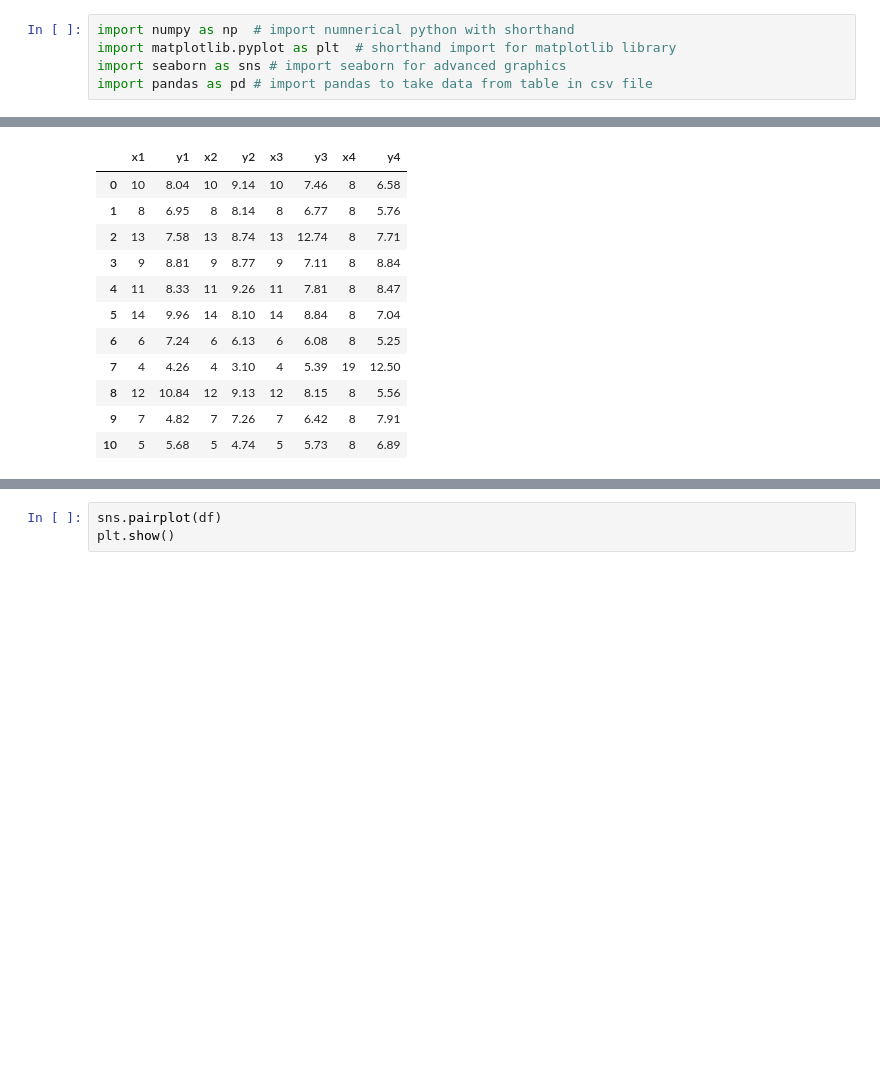
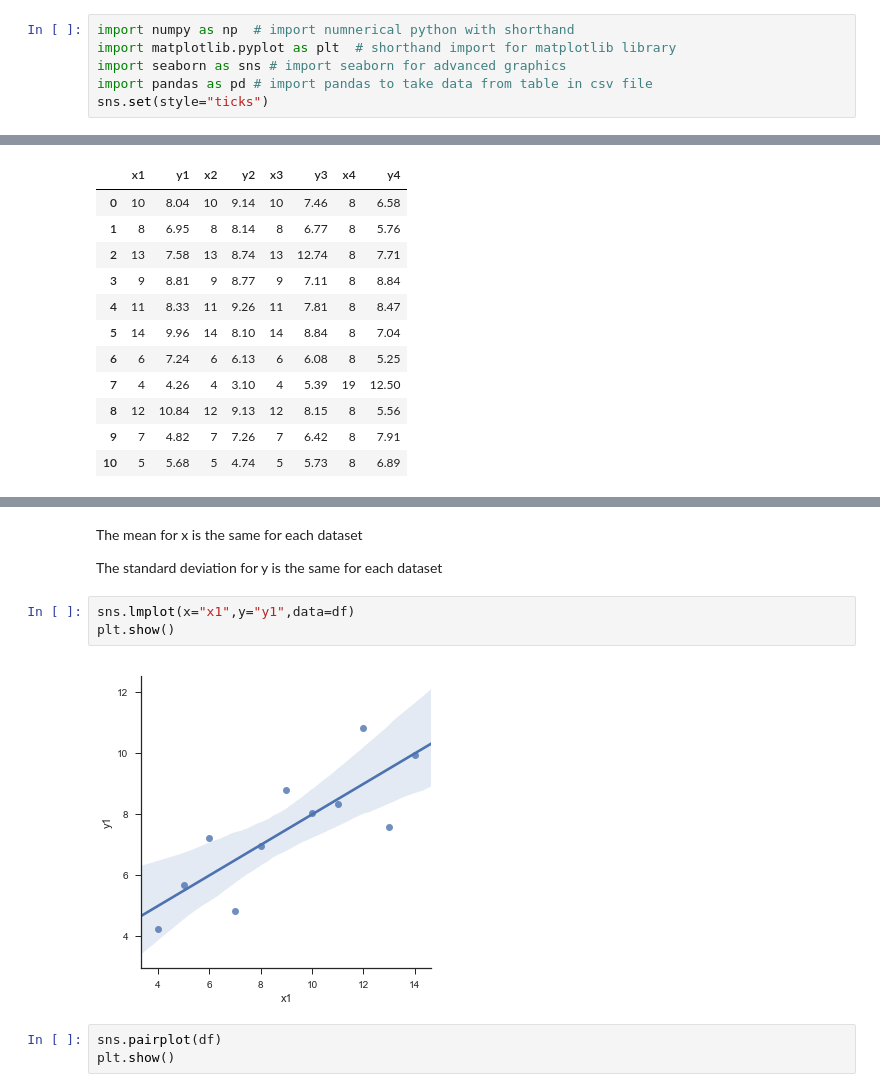
Before and after one commit to GraceAKelly/Anscombe-s-quartet-dataset, a Jupyter notebook: Anscombe’s Quartet Dataset.ipynb, the cells around one changed output, grey strips where cells are left out. Saved outputs shown, nothing was run; the diff lists cells and outputs as text; blank space fills up the shorter version.

```diff
--- a/Anscombe’s Quartet Dataset.ipynb
+++ b/Anscombe’s Quartet Dataset.ipynb
@@ -22,6 +22,7 @@ import numpy as np  # import numnerical python with shorthand
 import matplotlib.pyplot as plt  # shorthand import for matplotlib library
 import seaborn as sns # import seaborn for advanced graphics
 import pandas as pd # import pandas to take data from table in csv file
+sns.set(style="ticks")
 # %%
 df = pd.read_csv("Anscombes Dataset.csv")
 # %%
@@ -42,3 +69,12 @@ df
+# %% [markdown]
+The mean for x is the same for each dataset
+
+The standard deviation for y is the same for each dataset
+# %%
+sns.lmplot(x="x1",y="y1",data=df)
+plt.show()
+# %% [output]
+[figure, added]
 # %%
 sns.pairplot(df)
 plt.show()
```
Also changed, not shown: parts of 2 cells of this notebook.
